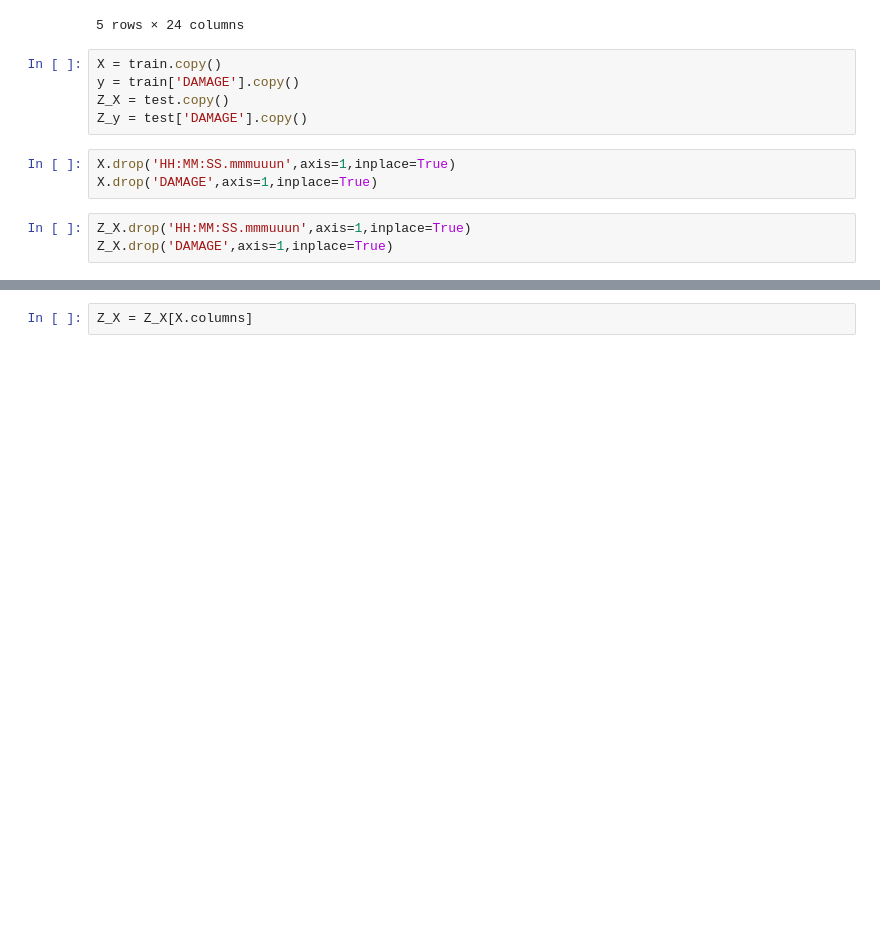
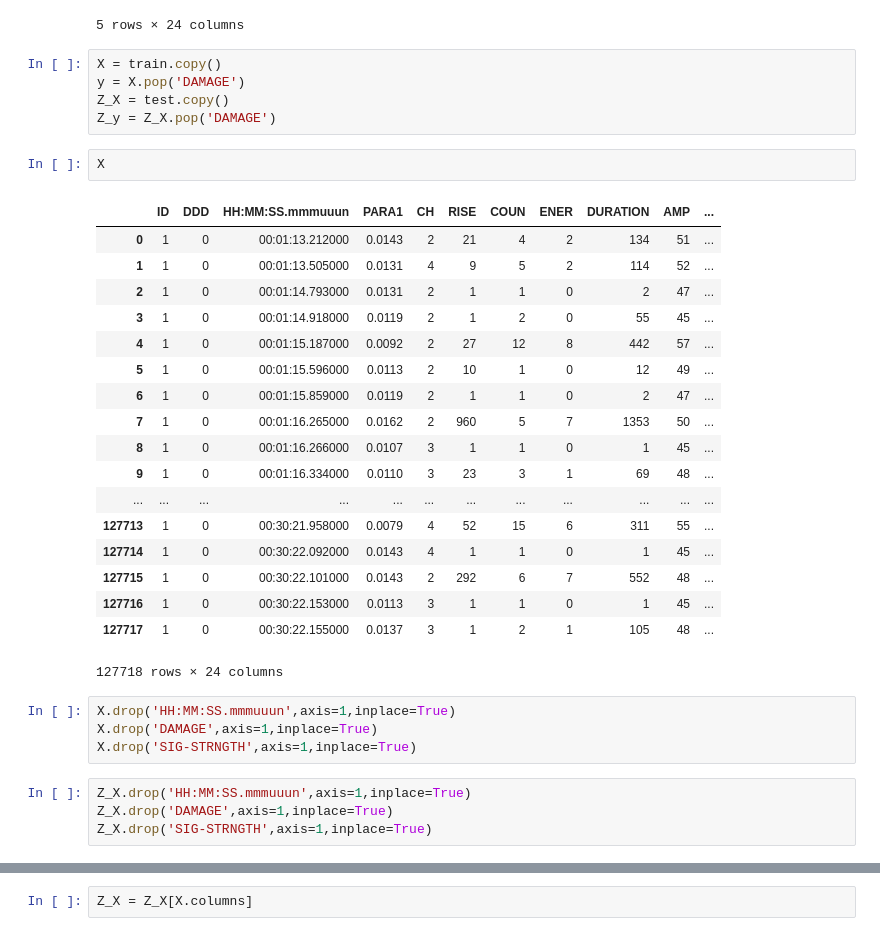
Before and after one commit to jadoonengr/Civil-Concrete-Damage, a Jupyter notebook: Civil-Concrete-Damage.ipynb, the cells around one changed output, grey strips where cells are left out. Saved outputs shown, nothing was run; the diff lists cells and outputs as text; blank space fills up the shorter version.

```diff
--- a/Civil-Concrete-Damage.ipynb
+++ b/Civil-Concrete-Damage.ipynb
@@ -294,15 +342,38 @@ test.head()
 5 rows × 24 columns
 # %%
 X = train.copy()
-y = train['DAMAGE'].copy()
+y = X.pop('DAMAGE')
 Z_X = test.copy()
-Z_y = test['DAMAGE'].copy()
+Z_y = Z_X.pop('DAMAGE')
+# %%
+X
+# %% [output]
+|  | ID | DDD | HH:MM:SS.mmmuuun | PARA1 | CH | RISE | COUN | ENER | DURATION | AMP | ... |
+| 0 | 1 | 0 | 00:01:13.212000 | 0.0143 | 2 | 21 | 4 | 2 | 134 | 51 | ... |
+| 1 | 1 | 0 | 00:01:13.505000 | 0.0131 | 4 | 9 | 5 | 2 | 114 | 52 | ... |
+| 2 | 1 | 0 | 00:01:14.793000 | 0.0131 | 2 | 1 | 1 | 0 | 2 | 47 | ... |
+| 3 | 1 | 0 | 00:01:14.918000 | 0.0119 | 2 | 1 | 2 | 0 | 55 | 45 | ... |
+| 4 | 1 | 0 | 00:01:15.187000 | 0.0092 | 2 | 27 | 12 | 8 | 442 | 57 | ... |
+| 5 | 1 | 0 | 00:01:15.596000 | 0.0113 | 2 | 10 | 1 | 0 | 12 | 49 | ... |
+| 6 | 1 | 0 | 00:01:15.859000 | 0.0119 | 2 | 1 | 1 | 0 | 2 | 47 | ... |
+| 7 | 1 | 0 | 00:01:16.265000 | 0.0162 | 2 | 960 | 5 | 7 | 1353 | 50 | ... |
+| 8 | 1 | 0 | 00:01:16.266000 | 0.0107 | 3 | 1 | 1 | 0 | 1 | 45 | ... |
+| 9 | 1 | 0 | 00:01:16.334000 | 0.0110 | 3 | 23 | 3 | 1 | 69 | 48 | ... |
+| ... | ... | ... | ... | ... | ... | ... | ... | ... | ... | ... | ... |
+| 127713 | 1 | 0 | 00:30:21.958000 | 0.0079 | 4 | 52 | 15 | 6 | 311 | 55 | ... |
+| 127714 | 1 | 0 | 00:30:22.092000 | 0.0143 | 4 | 1 | 1 | 0 | 1 | 45 | ... |
+| 127715 | 1 | 0 | 00:30:22.101000 | 0.0143 | 2 | 292 | 6 | 7 | 552 | 48 | ... |
+| 127716 | 1 | 0 | 00:30:22.153000 | 0.0113 | 3 | 1 | 1 | 0 | 1 | 45 | ... |
+| 127717 | 1 | 0 | 00:30:22.155000 | 0.0137 | 3 | 1 | 2 | 1 | 105 | 48 | ... |
+127718 rows × 24 columns
 # %%
 X.drop('HH:MM:SS.mmmuuun',axis=1,inplace=True)
 X.drop('DAMAGE',axis=1,inplace=True)
+X.drop('SIG-STRNGTH',axis=1,inplace=True)
 # %%
 Z_X.drop('HH:MM:SS.mmmuuun',axis=1,inplace=True)
 Z_X.drop('DAMAGE',axis=1,inplace=True)
+Z_X.drop('SIG-STRNGTH',axis=1,inplace=True)
 # %%
 X.columns
 # %% [output]
```
Also changed, not shown: parts of 18 cells of this notebook.
